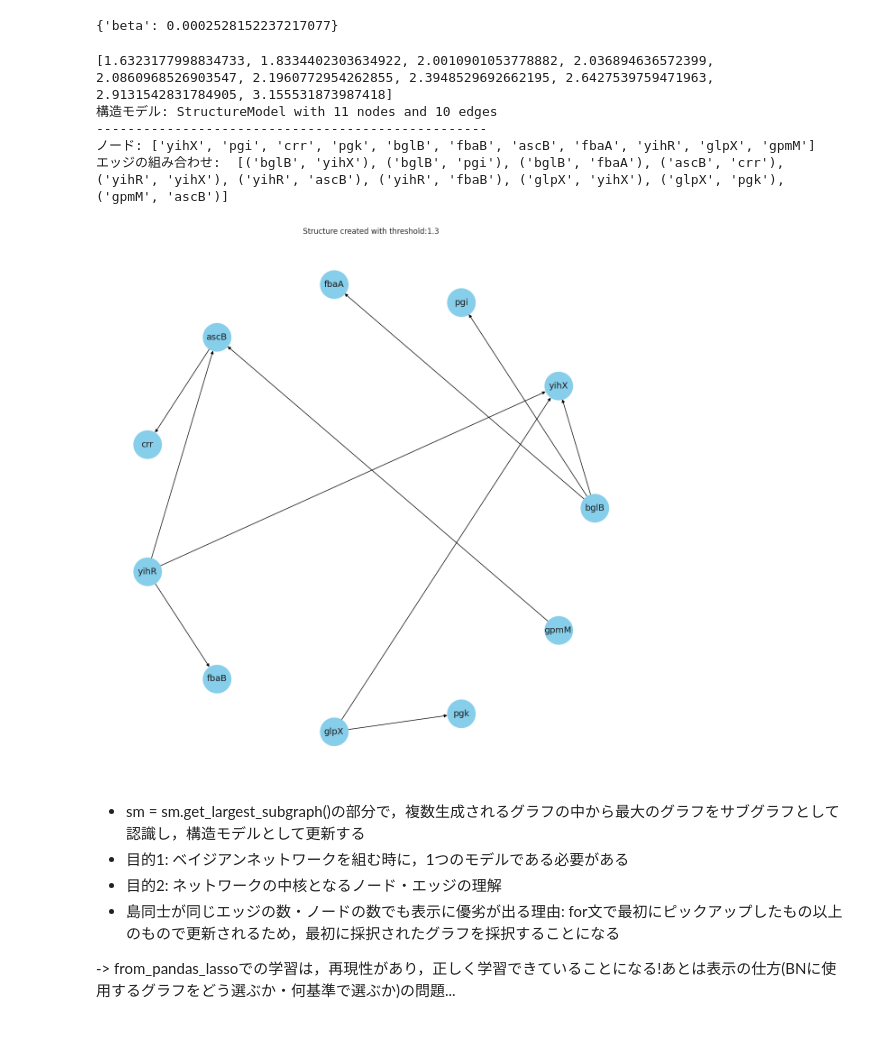
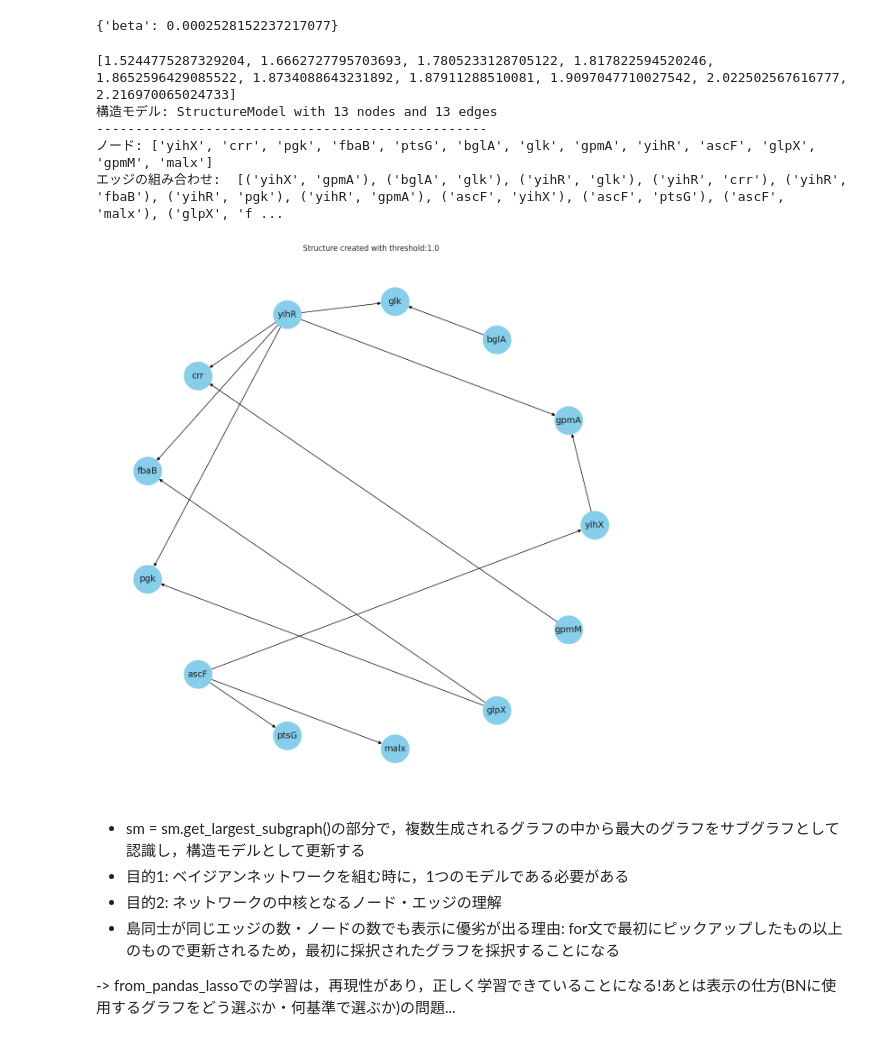
Before and after one commit to SanchanY/bn, a Jupyter notebook: work/notears_lasso.ipynb, the cells around one changed output. Drawn from its saved outputs; the diff is of its cells as text; code cells hidden in the pictures.

```diff
--- a/work/notears_lasso.ipynb
+++ b/work/notears_lasso.ipynb
@@ -34,11 +34,17 @@ data = data.reset_index(drop=True)
 data.shape
 # %% [output]
 (211, 33)
+# %%
+train, test = train_test_split(data, train_size=0.8, random_state=42)
 # %%
 # 平均0, 分散1の標準化
 scaler = StandardScaler()
-norm_data_array = scaler.fit_transform(data)
-norm_data = pd.DataFrame(norm_data_array, columns=data.columns)
-norm_data.head(3)
+norm_data_array_train = scaler.fit_transform(train)
+norm_data_array_test = scaler.transform(test)
+
+norm_data_train = pd.DataFrame(norm_data_array_train, columns=data.columns)
+norm_data_test = pd.DataFrame(norm_data_array_test, columns=data.columns)
+display(norm_data_train.head(3))
+display(norm_data_test.head(3))
 # %% [output]
 |  | glk | agp | yihX | pgm | ptsG | malx | crr | galM | yihR | yeaD | ... | ... |
@@ -146,15 +206,13 @@ best_params
 # %% [output]
 {'beta': 0.0002528152237217077}
 # %%
-train, test = train_test_split(discretised_data, train_size=0.6, random_state=42)
-
 beta=best_params['beta']
 max_iter=1000       # 一旦1000で固定
-w_threshold=1.3
+w_threshold=1.0
 # w_threshold=1
 
 
-result_tuple = from_pandas_lasso(X=norm_data,
+result_tuple = from_pandas_lasso(X=norm_data_train,
                                  beta=beta,
                                  max_iter=max_iter,
                                  w_threshold=w_threshold)
@@ -179,38 +237,38 @@ print('ノード:', sm.nodes())
 print('エッジの組み合わせ: ', sm.edges())
 
 # 連番生成関数
 def create_filename(base_name, directory='.', extension='.png'):
     counter = 1
     while True:
         file_name = f"{base_name}_{counter}{extension}"
         full_path = os.path.join(directory, file_name)
         if not os.path.exists(full_path):
             return full_path
         counter += 1
 
 # グラフ描画関数
 def draw_graph(sm, w_threshold):
     sns.set(style="whitegrid")
 
     # 構造モデルsmをnetworkxのグラフに変換
     G = nx.DiGraph(sm.edges())
 
     # グラフの描画
     plt.figure(figsize=(12, 12))
     pos = nx.circular_layout(G)  # ノードの配置
     nx.draw(G, pos, with_labels=True, node_size=2000, edge_color="black", node_color="skyblue", font_size=14)
     plt.title(f"Structure created with threshold:{w_threshold}")
     plt.savefig(f"./bio_networks/bio_network_th{w_threshold}.png", format="png", dpi=300, bbox_inches='tight')
     return w_threshold
 
 w_threshold = draw_graph(sm, w_threshold)
 # %% [output]
-[1.6323177998834733, 1.8334402303634922, 2.0010901053778882, 2.036894636572399, 2.0860968526903547, 2.1960772954262855, 2.3948529692662195, 2.6427539759471963, 2.9131542831784905, 3.155531873987418]
-構造モデル: StructureModel with 11 nodes and 10 edges
+[1.5244775287329204, 1.6662727795703693, 1.7805233128705122, 1.817822594520246, 1.8652596429085522, 1.8734088643231892, 1.87911288510081, 1.9097047710027542, 2.022502567616777, 2.216970065024733]
+構造モデル: StructureModel with 13 nodes and 13 edges
 --------------------------------------------------
-ノード: ['yihX', 'pgi', 'crr', 'pgk', 'bglB', 'fbaB', 'ascB', 'fbaA', 'yihR', 'glpX', 'gpmM']
-エッジの組み合わせ:  [('bglB', 'yihX'), ('bglB', 'pgi'), ('bglB', 'fbaA'), ('ascB', 'crr'), ('yihR', 'yihX'), ('yihR', 'ascB'), ('yihR', 'fbaB'), ('glpX', 'yihX'), ('glpX', 'pgk'), ('gpmM', 'ascB')]
+ノード: ['yihX', 'crr', 'pgk', 'fbaB', 'ptsG', 'bglA', 'glk', 'gpmA', 'yihR', 'ascF', 'glpX', 'gpmM', 'malx']
+エッジの組み合わせ:  [('yihX', 'gpmA'), ('bglA', 'glk'), ('yihR', 'glk'), ('yihR', 'crr'), ('yihR', 'fbaB'), ('yihR', 'pgk'), ('yihR', 'gpmA'), ('ascF', 'yihX'), ('ascF', 'ptsG'), ('ascF', 'malx'), ('glpX', 'f ...
-[figure, old version]
+[figure, new version]
 # %% [markdown]
 - sm = sm.get_largest_subgraph()の部分で，複数生成されるグラフの中から最大のグラフをサブグラフとして認識し，構造モデルとして更新する
 - 目的1: ベイジアンネットワークを組む時に，1つのモデルである必要がある
```
Also changed, not shown: parts of 8 cells of this notebook, 3 other files.
